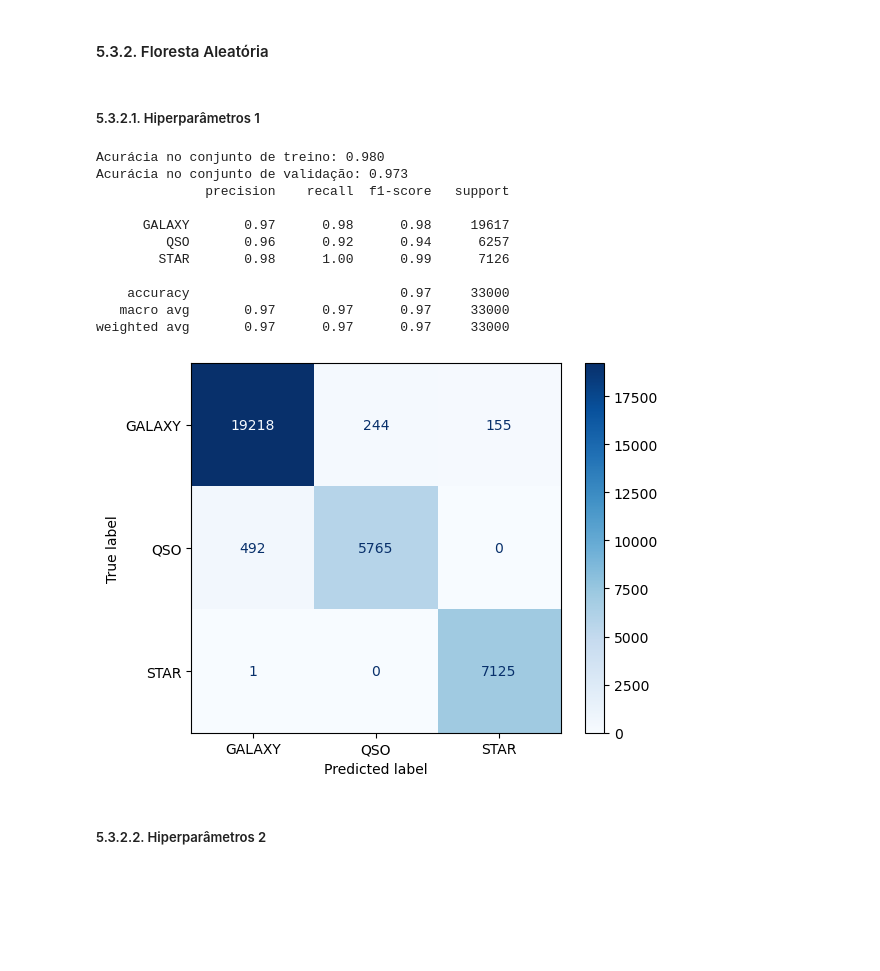
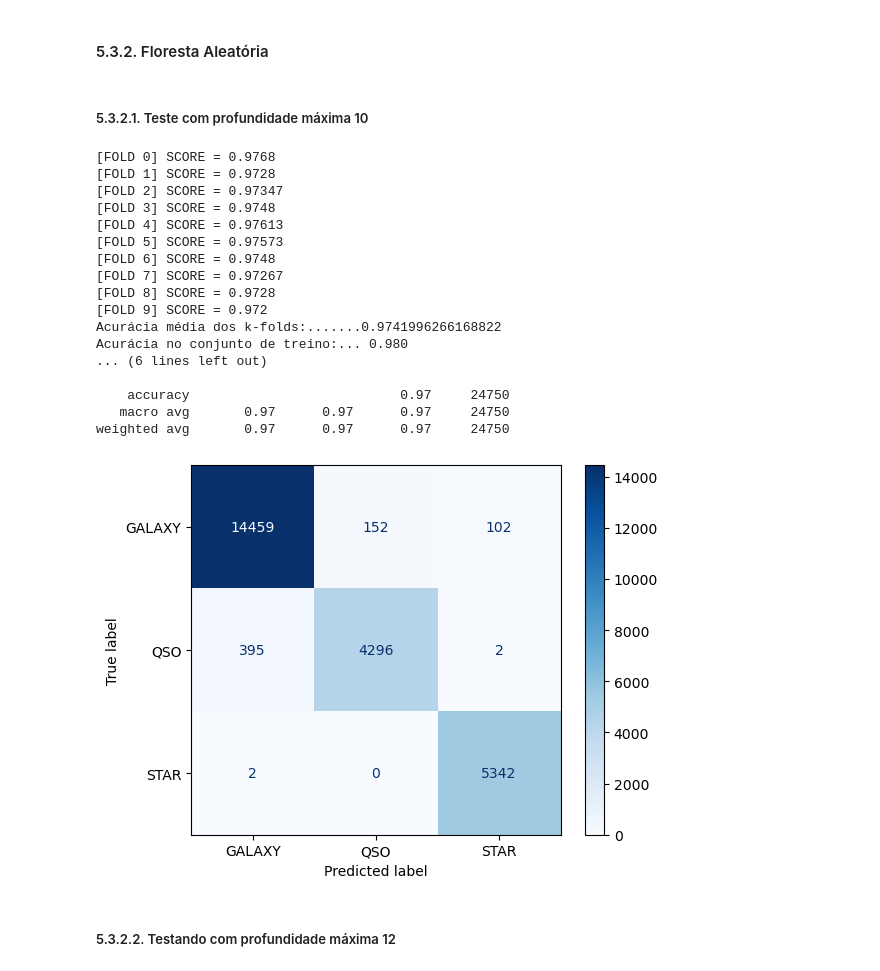
Before and after one commit to saulorcj/disciplina-aprendizado-maquina, a Jupyter notebook: stellar.ipynb, the cells around one changed output. Cells and saved outputs as stored; diff of their text form; code cells hidden in the pictures; blank space fills up the shorter version.

```diff
--- a/stellar.ipynb
+++ b/stellar.ipynb
@@ -396 +340,9 @@ X_training_06 = get_prepared_data(X_training_06)
+# %%
+X_training_00, X_test_00, y_training, y_test = train_test_split(X_00, y, random_state=seed, test_size=0.25, stratify=y)
+X_training_01, X_test_01, y_training, y_test = train_test_split(X_01, y, random_state=seed, test_size=0.25, stratify=y)
+X_training_02, X_test_02, y_training, y_test = train_test_split(X_02, y, random_state=seed, test_size=0.25, stratify=y)
+X_training_03, X_test_03, y_training, y_test = train_test_split(X_03, y, random_state=seed, test_size=0.25, stratify=y)
+X_training_04, X_test_04, y_training, y_test = train_test_split(X_04, y, random_state=seed, test_size=0.25, stratify=y)
+X_training_05, X_test_05, y_training, y_test = train_test_split(X_05, y, random_state=seed, test_size=0.25, stratify=y)
+X_training_06, X_test_06, y_training, y_test = train_test_split(X_06, y, random_state=seed, test_size=0.25, stratify=y)
 # %%
@@ -403,22 +356,42 @@ X_train_06, X_val_06, y_train_06, y_val_06 = train_test_split(X_training_06, y_t
 # %% [markdown]
 ### 5.3. Classificação
+# %%
+kfolder = StratifiedKFold(10, random_state=seed, shuffle=True)
 # %%
 def get_results_model(x_train, y_train, x_val, y_val, model, params):
 
-    obj = model(**params)
+    x_training = pd.concat([
+        x_train,
+        x_val
+    ], axis=0)
 
-    obj.fit(x_train.values, y_train.values)
+    y_training = pd.concat([
+        y_train,
+        y_val
+    ], axis=0)
 
-    y_pred = obj.predict(x_val.values)
+    scores_cv = cross_val_score(model(**params), x_training, y_training, cv=kfolder)
+
+    for i, score in enumerate(scores_cv):
+        print(f"[FOLD {i}] SCORE = {round(score, 5)}")
+
+    print(f"Acurácia média dos k-folds:.......{scores_cv.mean()}")
+
+    cls = model(**params)
+
+    cls.fit(x_train.values, y_train.values)
+
+    y_pred = cls.predict(x_val.values)
 
     cm = confusion_matrix(y_val, y_pred)
+
     disp = ConfusionMatrixDisplay(
         confusion_matrix=cm,
-        display_labels=obj.classes_
+        display_labels=cls.classes_
     )
 
-    print("Acurácia no conjunto de treino: {:.3f}".format(obj.score(x_train.values, y_train.values)))
-    print("Acurácia no conjunto de validação: {:.3f}".format(obj.score(x_val.values, y_val.values)))
+    print("Acurácia no conjunto de treino:... {:.3f}".format(cls.score(x_train.values, y_train.values)))
+    print("Acurácia no conjunto de validação: {:.3f}".format(cls.score(x_val.values, y_val.values)))
     print(classification_report(y_val.values, y_pred))
 
     disp.plot(cmap='Blues')
@@ -520,30 +780,37 @@ weighted avg       0.97      0.97      0.97     33000
 # %% [markdown]
 #### 5.3.2. Floresta Aleatória
 # %% [markdown]
-##### 5.3.2.1. Hiperparâmetros 1
+##### 5.3.2.1. Teste com profundidade máxima 10
 # %%
 parameters = {
     'max_depth': 10,
     'criterion': 'gini',
+    'n_estimators': 100,
     'random_state': seed
 }
 # %%
-get_results_model(X_train_05, y_train_05, X_val_05, y_val_05, RandomForestClassifier, parameters)
+get_results_model(X_train_05, y_train, X_val_05, y_val, RandomForestClassifier, parameters)
 # %% [output]
-Acurácia no conjunto de treino: 0.980
-Acurácia no conjunto de validação: 0.973
-              precision    recall  f1-score   support
+[FOLD 0] SCORE = 0.9768
+[FOLD 1] SCORE = 0.9728
+[FOLD 2] SCORE = 0.97347
+[FOLD 3] SCORE = 0.9748
+[FOLD 4] SCORE = 0.97613
+[FOLD 5] SCORE = 0.97573
+[FOLD 6] SCORE = 0.9748
+[FOLD 7] SCORE = 0.97267
+[FOLD 8] SCORE = 0.9728
+[FOLD 9] SCORE = 0.972
+Acurácia média dos k-folds:.......0.9741996266168822
+Acurácia no conjunto de treino:... 0.980
+... (6 lines left out)
 
-      GALAXY       0.97      0.98      0.98     19617
-         QSO       0.96      0.92      0.94      6257
-        STAR       0.98      1.00      0.99      7126
-
-    accuracy                           0.97     33000
-   macro avg       0.97      0.97      0.97     33000
-weighted avg       0.97      0.97      0.97     33000
+    accuracy                           0.97     24750
+   macro avg       0.97      0.97      0.97     24750
+weighted avg       0.97      0.97      0.97     24750
-[figure, old version]
+[figure, new version]
 # %% [markdown]
-##### 5.3.2.2. Hiperparâmetros 2
+##### 5.3.2.2. Testando com profundidade máxima 12
 # %%
 parameters = {
     'max_depth': 12,
```
Also changed, not shown: parts of 82 cells of this notebook.
